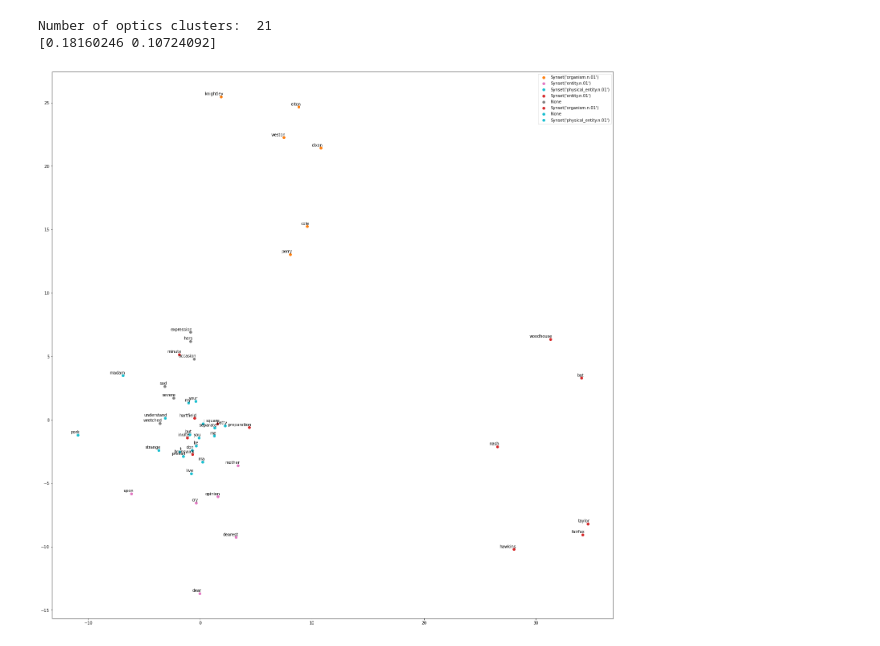
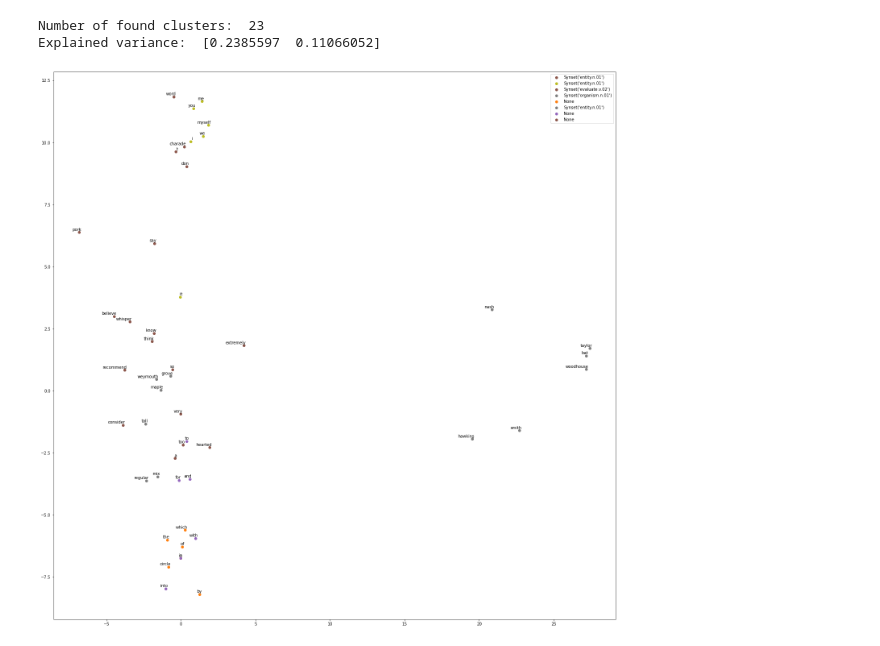
Before and after one commit to robin-p-schmitt/textmining-webapp, a Jupyter notebook: embeddings.ipynb, the cells around one changed output. Cells and saved outputs as stored; diff of their text form; code cells hidden in the pictures.

```diff
--- a/embeddings.ipynb
+++ b/embeddings.ipynb
@@ -140,5 +143,4 @@ sentences = get_sentences(brown.sents(categories = ["romance", "adventure", "sci
 sentences = get_sentences(gutenberg.sents("austen-emma.txt"))
 # %%
 # train word2vec model on a set of sentences
-word2vec = gensim.models.Word2Vec(sentences, size = 50, iter = 500, min_count = 10, window = 10, negative = 5)
-word2vec.save("word2vec.model")
+word2vec = gensim.models.Word2Vec(sentences, size = 50, iter = 200, min_count = 10, window = 10, negative = 5)
@@ -168,39 +152,40 @@ Number of optics clusters:  15
 # 4) obtaining 2d embeddings by applying pca to the words in the sim. clusters
 
 index2word = np.array(word2vec.wv.index2word)
 word2index = {word: index for index, word in enumerate(index2word)}
 index2vector = np.array(word2vec.wv.vectors)
 
 # first, obtain clusters from the initital word2vec vectors
-initial_clusters = get_optics_clusters(2, 40.0, index2vector)
+initial_clusters = get_clusters("optics", index2vector, min_samples = 2, eps = 40.0)
 # get the most frequent (smallest index) word from every cluster
 instance_per_cluster = [min(cluster) for cluster in np.random.choice(initial_clusters, 8, replace = False)]
 # for every most frequent word of a cluster, get the 10 most similar words of that word
 sim_clusters = [[index] + [word2index[word]
                            for word, _ in word2vec.wv.most_similar(positive=[index2word[index]], topn = 5)]
                for index in instance_per_cluster]
-# list of indices
+# put all indices in one list
 indices = [index for cluster in sim_clusters for index in cluster]
 
 index2word = index2word[indices]
+# map the initial indices to the indices that were selected above
 old_index2new_index = {old_index: new_index for new_index, old_index in enumerate(indices)}
 word2index = {word: index for index, word in enumerate(index2word)}
 index2vector = index2vector[indices]
 
-# fit a pca model on the randomly sampled instances
+# fit a pca model on the selected indices
+pca = PCA(n_components = 2)
 pca.fit(index2vector)
 # print explained variance ratios
-print(pca.explained_variance_ratio_)
+print("Explained variance: ", pca.explained_variance_ratio_)
 # obtain the new, 2 dimensional, word embeddings for the selected instances
 index2vector = np.matmul(index2vector, np.transpose(pca.components_))
 
+# get the initial "similarity clusters" with the new indices
 clusters = [[old_index2new_index[index] for index in cluster] for cluster in sim_clusters]
-# clusters = get_kmeans_clusters(20, index2vector)
-
 
 # plot the clusters
 plot_clusters(clusters, index2vector, index2word, 10)
 # %% [output]
-Number of optics clusters:  21
-[0.18160246 0.10724092]
+Number of found clusters:  23
+Explained variance:  [0.2385597  0.11066052]
-[figure, old version]
+[figure, new version]
```
Also changed, not shown: parts of 5 cells of this notebook.
